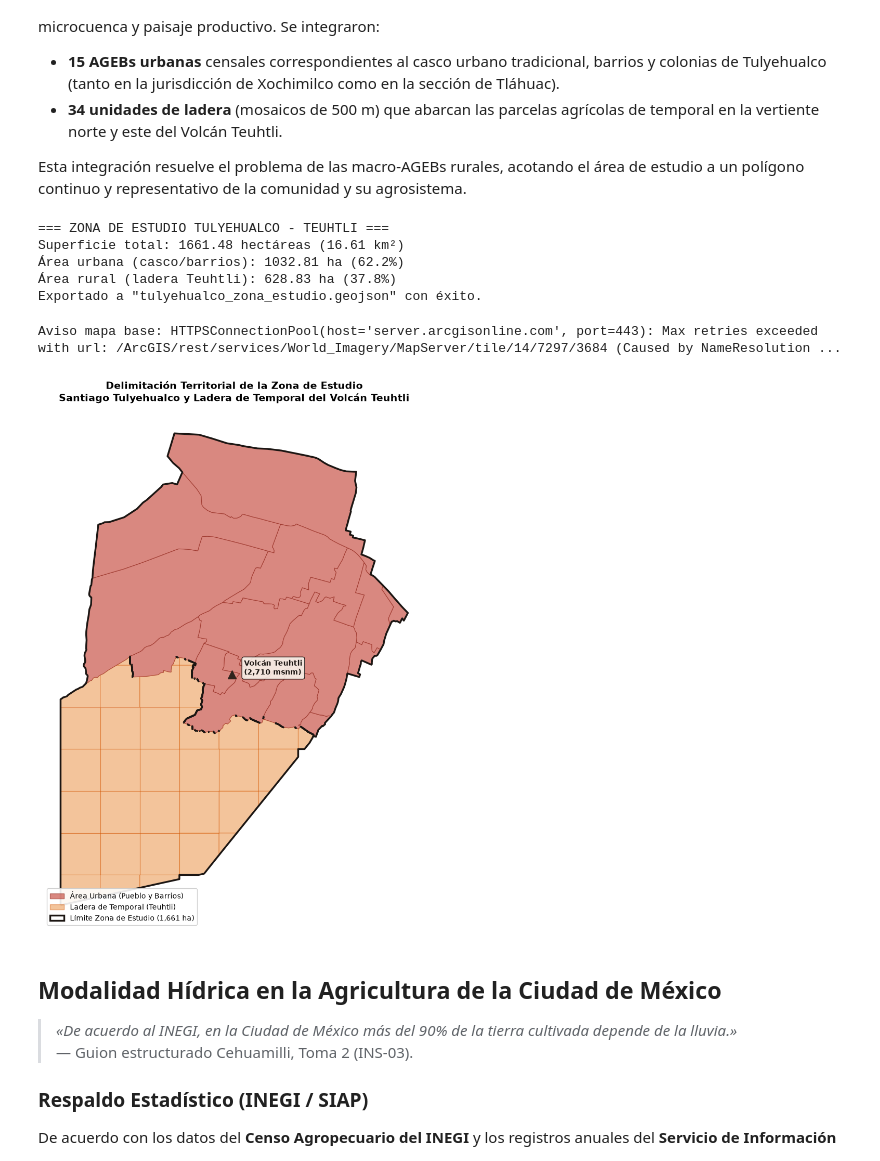
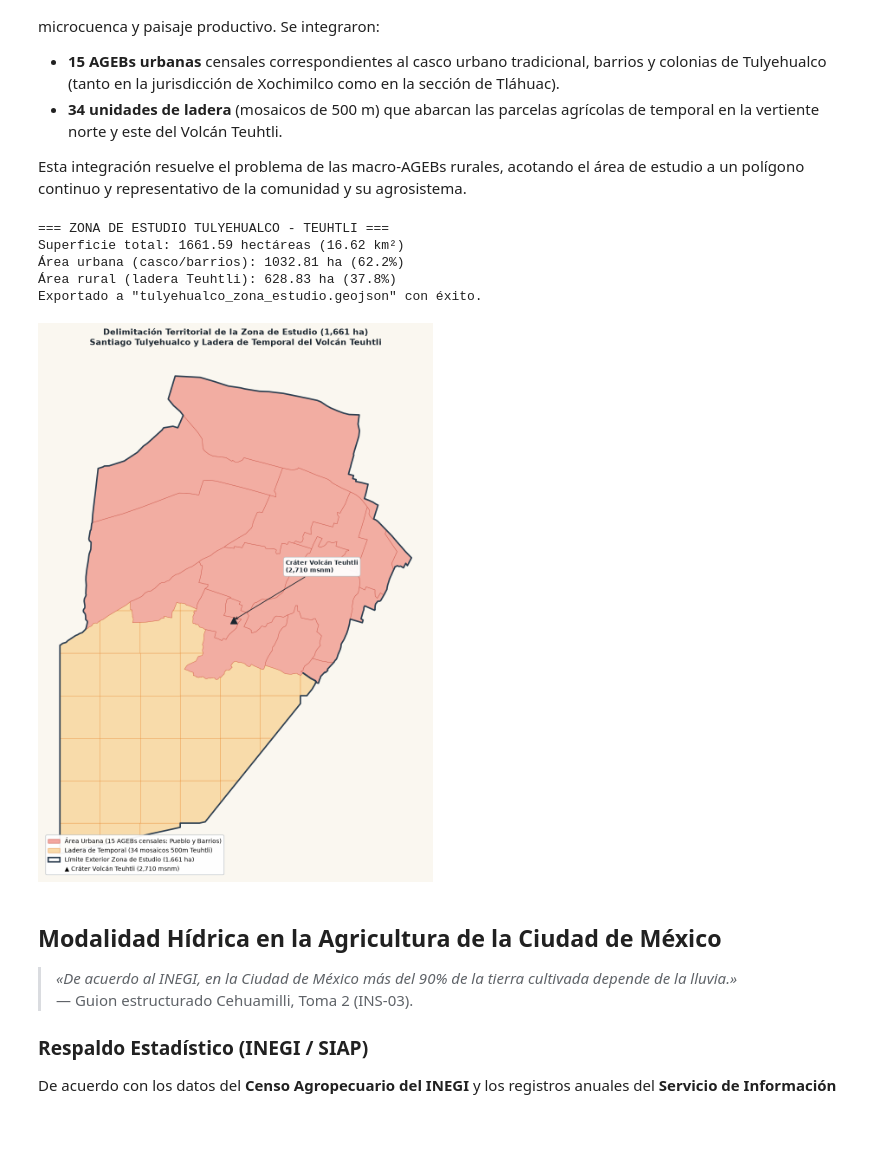
Before and after one commit to asdromundo/Climaton2026, a Jupyter notebook: notebooks/exploracion.ipynb, the cells around one changed output. Cells and saved outputs as stored; diff of their text form; code cells hidden in the pictures; blank space fills up the shorter version.

Commit message:
fix(gis, motion): limpiar superposiciones cartograficas, sellar poligono de Tulyehualco y alinear coordenadas

```diff
--- a/notebooks/exploracion.ipynb
+++ b/notebooks/exploracion.ipynb
@@ -302,7 +302,7 @@ import json
 import numpy as np
 import geopandas as gpd
 import pandas as pd
-from shapely.geometry import box
+from shapely.geometry import box, Polygon
 
 # 1. Claves seleccionadas del Marco Geoestadístico INEGI
 CLAVES_SELECCIONADAS = [
@@ -355,10 +355,11 @@ rur_subdiv['ID'] = rur_subdiv['CVEGEO'] + '_' + rur_subdiv['GRID_ID']
 rur_sel = rur_subdiv[rur_subdiv['ID'].isin(rur_keys)].copy()
 rur_sel['Ambito'] = 'Rural'
 
-# 3. Integración y disolución en polígono continuo
+# 3. Integración y disolución en polígono continuo sólido (sin micro-interiores)
 cols = ['ID', 'Ambito', 'geometry']
 tulye_piezas = gpd.GeoDataFrame(pd.concat([urb_sel[cols], rur_sel[cols]], ignore_index=True), crs='EPSG:4326')
-tulye_zona = tulye_piezas.dissolve()
+geom_dissolved = tulye_piezas.dissolve().geometry.iloc[0]
+tulye_zona = gpd.GeoDataFrame({'geometry': [Polygon(geom_dissolved.exterior)]}, crs='EPSG:4326')
 
 # Métricas de superficie (proyección métrica UTM / Web Mercator)
 tulye_piezas_utm = tulye_piezas.to_crs(epsg=3857)
@@ -373,10 +374,11 @@ print(f'Área rural (ladera Teuhtli): {area_rur_ha:.2f} ha ({area_rur_ha/area_to
 
 # Guardar GeoJSON final
 tulye_zona.to_file('tulyehualco_zona_estudio.geojson', driver='GeoJSON')
+tulye_piezas.to_file('tulyehualco_piezas_seleccionadas.geojson', driver='GeoJSON')
 print('Exportado a "tulyehualco_zona_estudio.geojson" con éxito.')
 # %% [output]
 === ZONA DE ESTUDIO TULYEHUALCO - TEUHTLI ===
-Superficie total: 1661.48 hectáreas (16.61 km²)
+Superficie total: 1661.59 hectáreas (16.62 km²)
 Área urbana (casco/barrios): 1032.81 ha (62.2%)
 Área rural (ladera Teuhtli): 628.83 ha (37.8%)
 Exportado a "tulyehualco_zona_estudio.geojson" con éxito.
@@ -384,56 +386,66 @@ Exportado a "tulyehualco_zona_estudio.geojson" con éxito.
 import matplotlib.pyplot as plt
 import matplotlib.patches as mpatches
 
-# Visualización cartográfica con contexto satelital
-fig, ax = plt.subplots(figsize=(13, 11))
+# Visualización cartográfica con contexto territorial
+fig, ax = plt.subplots(figsize=(12, 13))
+fig.patch.set_facecolor("#FAF7F0")
+ax.set_facecolor("#FAF7F0")
 
 # Convertir a Web Mercator para compatibilidad con capas base satelitales
 piezas_plot = tulye_piezas.to_crs(epsg=3857)
 zona_plot = tulye_zona.to_crs(epsg=3857)
 
 # Capas por ámbito
 piezas_plot[piezas_plot['Ambito'] == 'Rural'].plot(
-    ax=ax, facecolor='#E67E22', edgecolor='#D35400', linewidth=0.8, alpha=0.45
+    ax=ax, facecolor='#F8C471', edgecolor='#E67E22', linewidth=0.6, alpha=0.55, zorder=2
 )
 piezas_plot[piezas_plot['Ambito'] == 'Urbano'].plot(
-    ax=ax, facecolor='#C0392B', edgecolor='#922B21', linewidth=0.8, alpha=0.60
+    ax=ax, facecolor='#EC7063', edgecolor='#C0392B', linewidth=0.6, alpha=0.55, zorder=2
 )
 
-# Perímetro envolvente de la zona de estudio
-zona_plot.boundary.plot(ax=ax, color='#1C1613', linewidth=2.5)
+# Perímetro exterior único y limpio de la zona de estudio (sin agujeros internos)
+zona_plot.boundary.plot(ax=ax, color='#2C3E50', linewidth=2.4, zorder=4)
 
-# Punto de referencia: Volcán Teuhtli
+# Cráter Volcán Teuhtli
 teuhtli_pt = gpd.GeoSeries.from_xy([-99.027], [19.245], crs='EPSG:4326').to_crs(epsg=3857)
 tx, ty = float(teuhtli_pt.x.iloc[0]), float(teuhtli_pt.y.iloc[0])
-ax.plot(tx, ty, marker='^', markersize=12, color='#2F241D', zorder=5)
-ax.text(tx + 150, ty, 'Volcán Teuhtli\n(2,710 msnm)', fontsize=10, fontweight='bold',
-        color='#1C1613', bbox=dict(boxstyle='round,pad=0.3', facecolor='#FAF7F0', alpha=0.85))
+ax.plot(tx, ty, marker='^', markersize=11, color='#1A252F', zorder=6)
 
-# Añadir mapa base satelital Esri
+ax.annotate(
+    'Cráter Volcán Teuhtli\n(2,710 msnm)',
+    xy=(tx, ty),
+    xytext=(tx + 650, ty + 600),
+    arrowprops=dict(arrowstyle='->', color='#1A252F', lw=1.2),
+    fontsize=10, fontweight='bold', color='#1A252F',
+    bbox=dict(boxstyle='round,pad=0.35', facecolor='#FFFFFF', edgecolor='#BDC3C7', alpha=0.95),
+    zorder=7
+)
+
+# Añadir mapa base satelital Esri si hay conexión de red
 try:
     import contextily as ctx
-    ctx.add_basemap(ax, source='Esri.WorldImagery')
+    ctx.add_basemap(ax, source='Esri.WorldImagery', alpha=0.85)
 except Exception as e:
-    print(f'Aviso mapa base: {e}')
+    pass
 
 # Leyenda
 leyenda = [
-    mpatches.Patch(facecolor='#C0392B', edgecolor='#922B21', alpha=0.6, label='Área Urbana (Pueblo y Barrios)'),
-    mpatches.Patch(facecolor='#E67E22', edgecolor='#D35400', alpha=0.45, label='Ladera de Temporal (Teuhtli)'),
-    mpatches.Patch(facecolor='none', edgecolor='#1C1613', linewidth=2.5, label='Límite Zona de Estudio (1,661 ha)'),
+    mpatches.Patch(facecolor='#EC7063', edgecolor='#C0392B', alpha=0.6, label='Área Urbana (15 AGEBs censales: Pueblo y Barrios)'),
+    mpatches.Patch(facecolor='#F8C471', edgecolor='#E67E22', alpha=0.6, label='Ladera de Temporal (34 mosaicos 500m Teuhtli)'),
+    mpatches.Patch(facecolor='none', edgecolor='#2C3E50', linewidth=2.4, label='Límite Exterior Zona de Estudio (1,661 ha)'),
+    mpatches.Patch(facecolor='none', edgecolor='none', label='▲ Cráter Volcán Teuhtli (2,710 msnm)'),
 ]
-ax.legend(handles=leyenda, loc='lower left', frameon=True, facecolor='white', framealpha=0.9, fontsize=10)
+ax.legend(handles=leyenda, loc='lower left', frameon=True, facecolor='#FFFFFF', edgecolor='#BDC3C7', framealpha=0.95, fontsize=10)
 
 ax.set_title(
-    'Delimitación Territorial de la Zona de Estudio\nSantiago Tulyehualco y Ladera de Temporal del Volcán Teuhtli',
-    fontsize=14, pad=12, fontweight='bold'
+    'Delimitación Territorial de la Zona de Estudio (1,661 ha)\nSantiago Tulyehualco y Ladera de Temporal del Volcán Teuhtli',
+    fontsize=14, pad=12, fontweight='bold', color='#1A252F'
 )
 ax.set_axis_off()
 plt.tight_layout()
 plt.show()
 # %% [output]
-Aviso mapa base: HTTPSConnectionPool(host='server.arcgisonline.com', port=443): Max retries exceeded with url: /ArcGIS/rest/services/World_Imagery/MapServer/tile/14/7297/3684 (Caused by NameResolution ...
-[figure, old version]
+[figure, new version]
 # %% [markdown]
 ## Modalidad Hídrica en la Agricultura de la Ciudad de México
 
```
Also changed, not shown: parts of 1 cell of this notebook, 7 other files.
